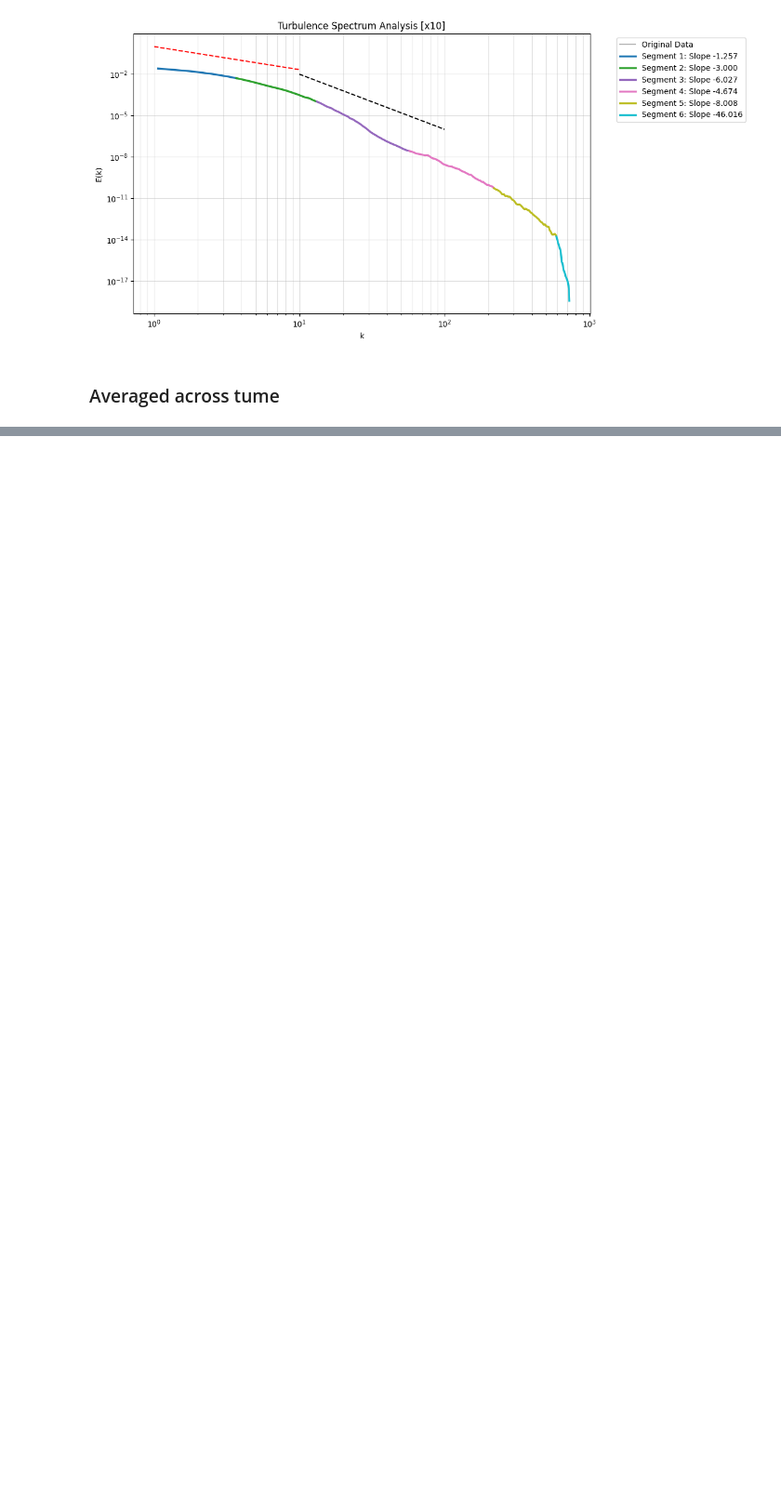
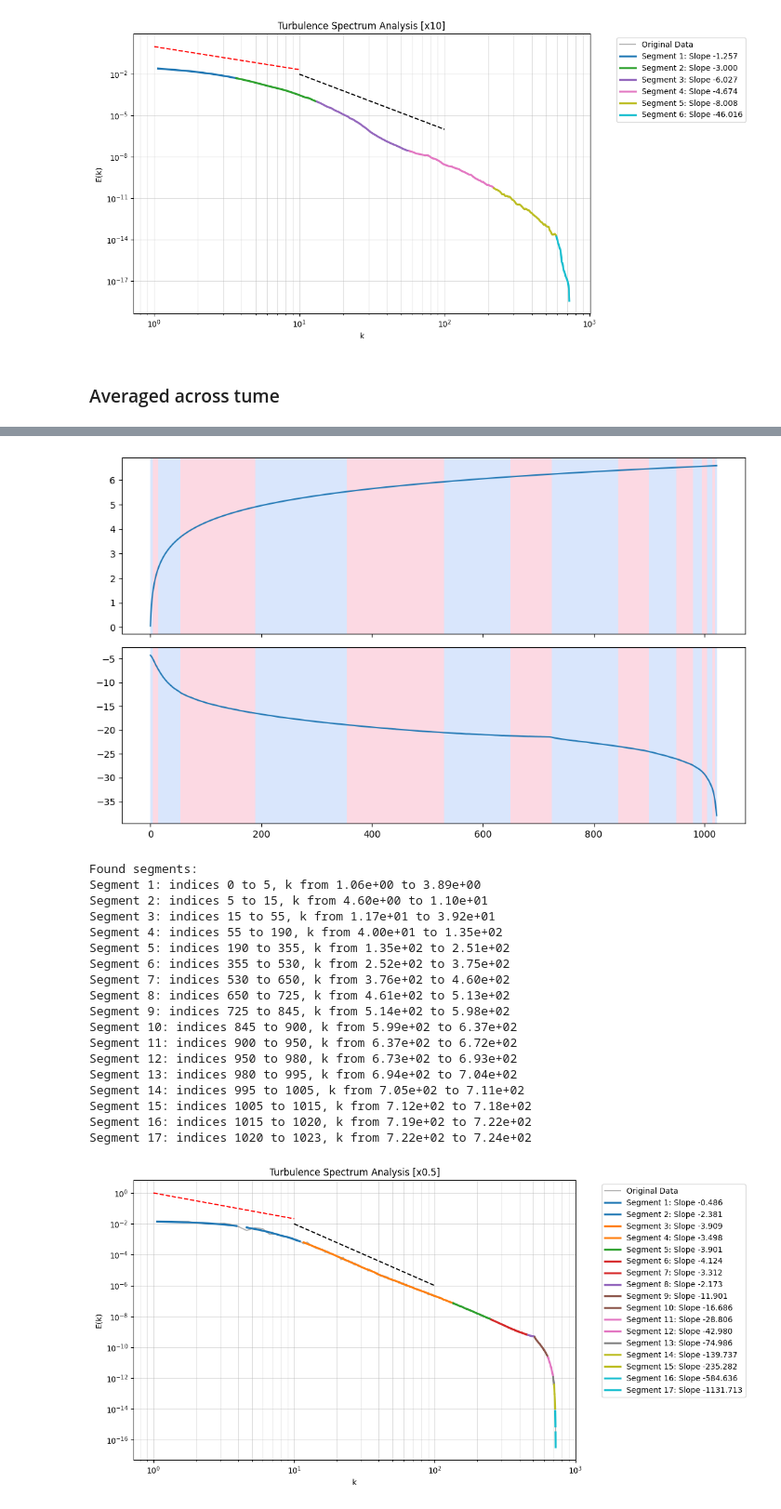
Before and after one commit to red1ithink/EnergySpectrum, a Jupyter notebook: tracking_range.ipynb, the cells around one changed output, grey strips where cells are left out. Shown at 93% size. Cells and saved outputs as stored; diff of their text form; code cells hidden in the pictures; blank space fills up the shorter version.

```diff
--- a/tracking_range.ipynb
+++ b/tracking_range.ipynb
@@ -135,0 +151,37 @@ Segment 12: indices 1020 to 1023, k from 7.15e+02 to 7.24e+02
+# %%
+all_ek = []
+
+for file in files3:
+    k, e_k = get_ek(file)
+    e_k = e_k[1:]
+    all_ek.append(e_k)
+
+k = k[1:]
+all_ek = np.array(all_ek)
+mean_ek = np.mean(all_ek, axis=0)
+
+tr.tracking_data(k, mean_ek, 0.05, 'x0.5')
+compared_line()
+tr.tracking2_data(k, mean_ek, 0.05, 'x0.5')
+compared_line()
+# %% [output]
+[figure, added]
+Found segments:
+Segment 1: indices 0 to 5, k from 1.06e+00 to 3.89e+00
+Segment 2: indices 5 to 15, k from 4.60e+00 to 1.10e+01
+Segment 3: indices 15 to 55, k from 1.17e+01 to 3.92e+01
+Segment 4: indices 55 to 190, k from 4.00e+01 to 1.35e+02
+Segment 5: indices 190 to 355, k from 1.35e+02 to 2.51e+02
+Segment 6: indices 355 to 530, k from 2.52e+02 to 3.75e+02
+Segment 7: indices 530 to 650, k from 3.76e+02 to 4.60e+02
+Segment 8: indices 650 to 725, k from 4.61e+02 to 5.13e+02
+Segment 9: indices 725 to 845, k from 5.14e+02 to 5.98e+02
+Segment 10: indices 845 to 900, k from 5.99e+02 to 6.37e+02
+Segment 11: indices 900 to 950, k from 6.37e+02 to 6.72e+02
+Segment 12: indices 950 to 980, k from 6.73e+02 to 6.93e+02
+Segment 13: indices 980 to 995, k from 6.94e+02 to 7.04e+02
+Segment 14: indices 995 to 1005, k from 7.05e+02 to 7.11e+02
+Segment 15: indices 1005 to 1015, k from 7.12e+02 to 7.18e+02
+Segment 16: indices 1015 to 1020, k from 7.19e+02 to 7.22e+02
+Segment 17: indices 1020 to 1023, k from 7.22e+02 to 7.24e+02
+[figure, added]
```
Also changed, not shown: parts of 5 cells of this notebook, 1 other file.
